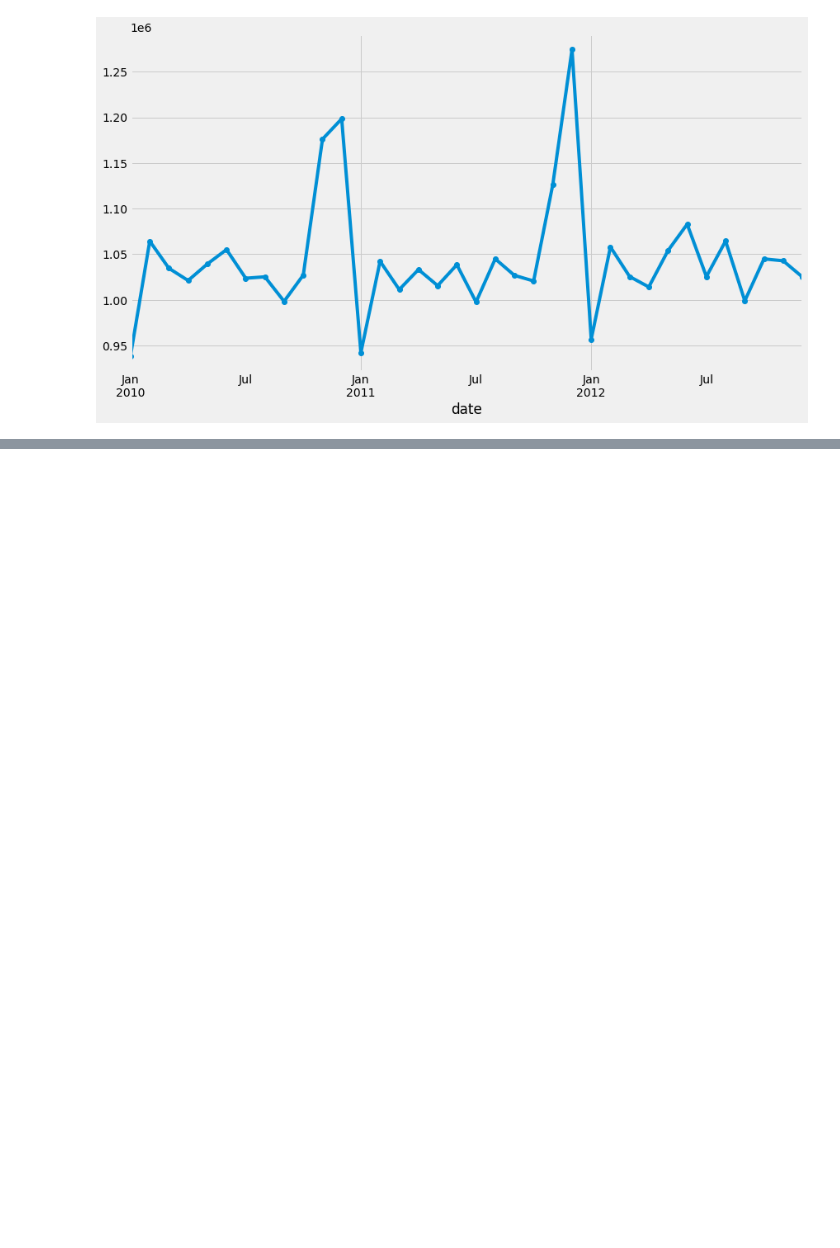
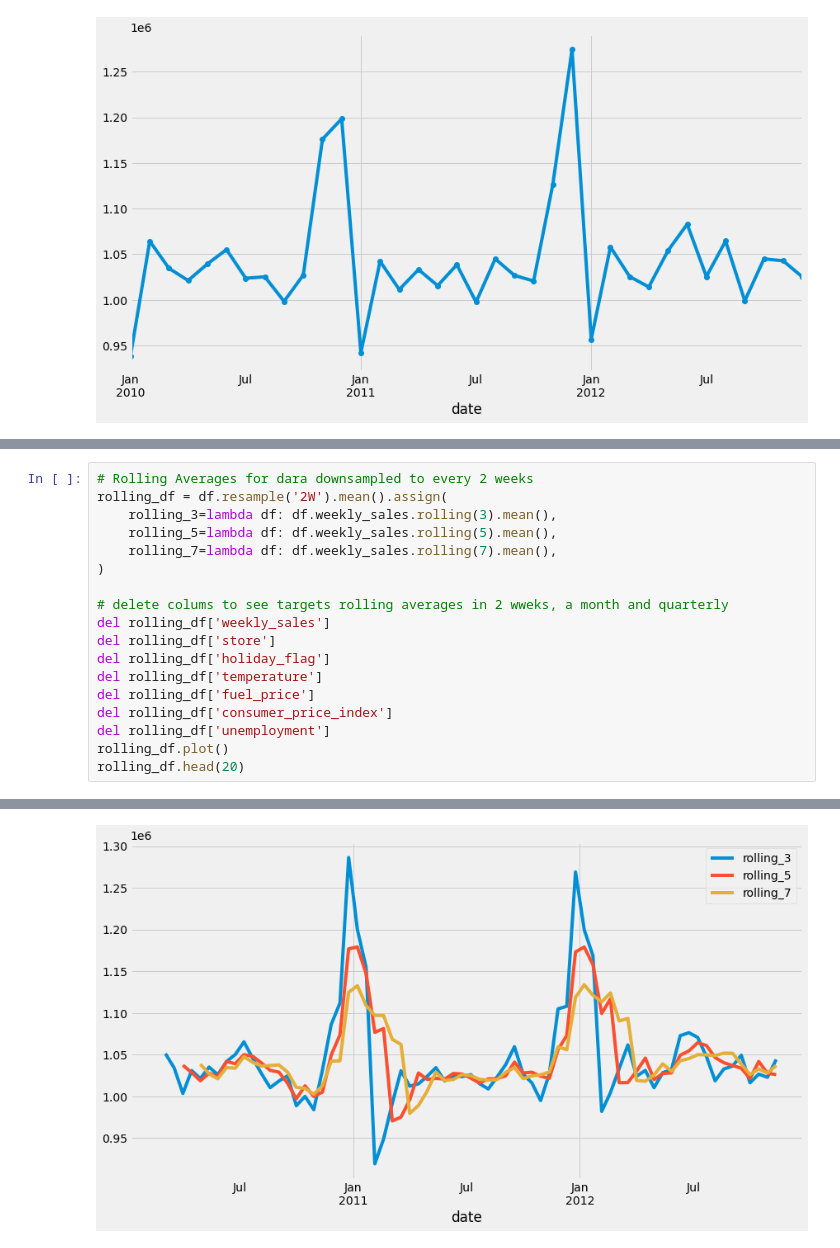
Before and after one commit to VelasquezAlejandro044/alejandro-individual-project, a Jupyter notebook: walmart_sales_data_work.ipynb, the cells around one changed output, grey strips where cells are left out. Saved outputs shown, nothing was run; the diff lists cells and outputs as text; blank space fills up the shorter version.

```diff
--- a/walmart_sales_data_work.ipynb
+++ b/walmart_sales_data_work.ipynb
@@ -239,0 +241,19 @@ df.head()
+# %%
+# Rolling Averages for dara downsampled to every 2 weeks
+rolling_df = df.resample('2W').mean().assign(
+    rolling_3=lambda df: df.weekly_sales.rolling(3).mean(),
+    rolling_5=lambda df: df.weekly_sales.rolling(5).mean(),
+    rolling_7=lambda df: df.weekly_sales.rolling(7).mean(),
+)
+
+# delete colums to see targets rolling averages in 2 wweks, a month and quarterly
+del rolling_df['weekly_sales']
+del rolling_df['store']
+del rolling_df['holiday_flag']
+del rolling_df['temperature']
+del rolling_df['fuel_price']
+del rolling_df['consumer_price_index']
+del rolling_df['unemployment']
+rolling_df.plot()
+rolling_df.head(20)
+# %% [output]
@@ -239,0 +278 @@ df.head()
+[figure, added]
```
Also changed, not shown: parts of 34 cells of this notebook.
